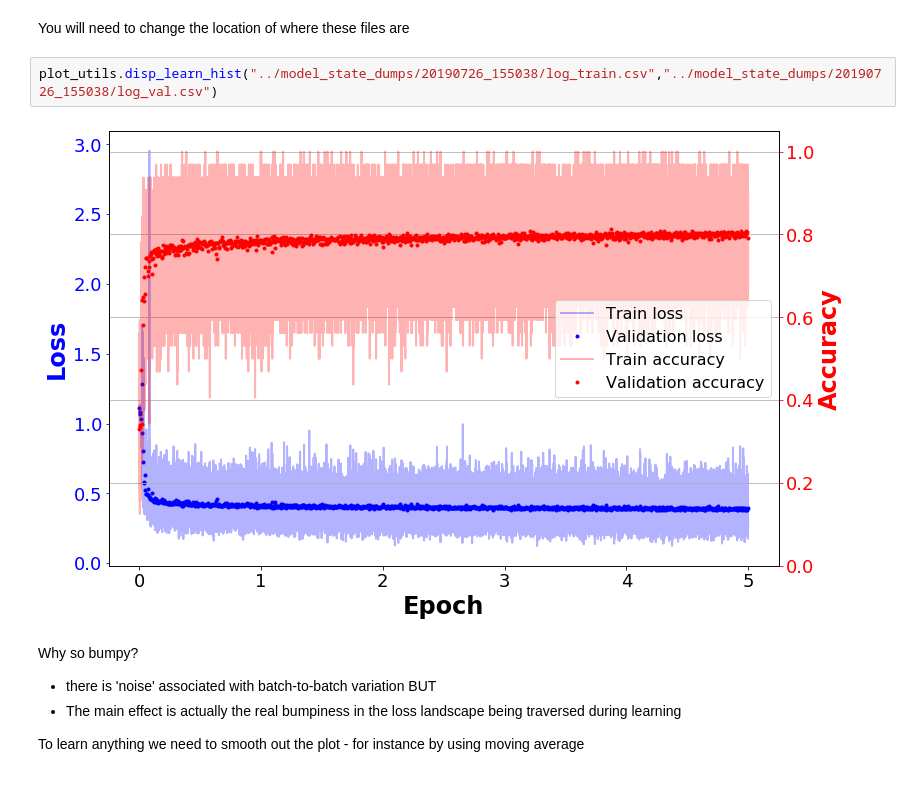
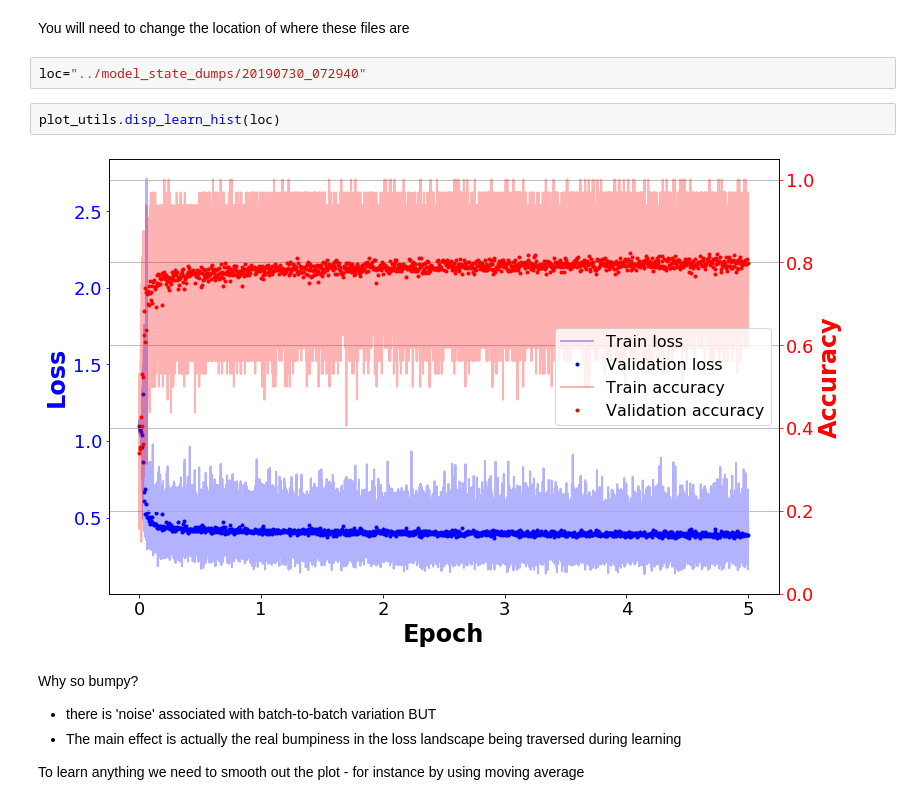
Before and after one commit to wfedorko/TRISEP_ML_tutorial, a Jupyter notebook: notebooks/Training diagnostics and performance metrics.ipynb, the cells around one changed output. Drawn from its saved outputs; the diff is of its cells as text.

```diff
--- a/notebooks/Training diagnostics and performance metrics.ipynb
+++ b/notebooks/Training diagnostics and performance metrics.ipynb
@@ -15,10 +15,12 @@ from utils import plot_utils
 %matplotlib inline
 # %% [markdown]
 You will need to change the location of where these files are
-# %%
-plot_utils.disp_learn_hist("../model_state_dumps/20190726_155038/log_train.csv","../model_state_dumps/20190726_155038/log_val.csv")
-# %% [output]
-[figure, removed]
+# %%
+loc="../model_state_dumps/20190730_072940"
+# %%
+plot_utils.disp_learn_hist(loc)
+# %% [output]
+[figure, added]
 # %% [markdown]
 Why so bumpy?
    - there is 'noise' associated with batch-to-batch variation BUT
```
Also changed, not shown: parts of 21 cells of this notebook, 2 other files.
